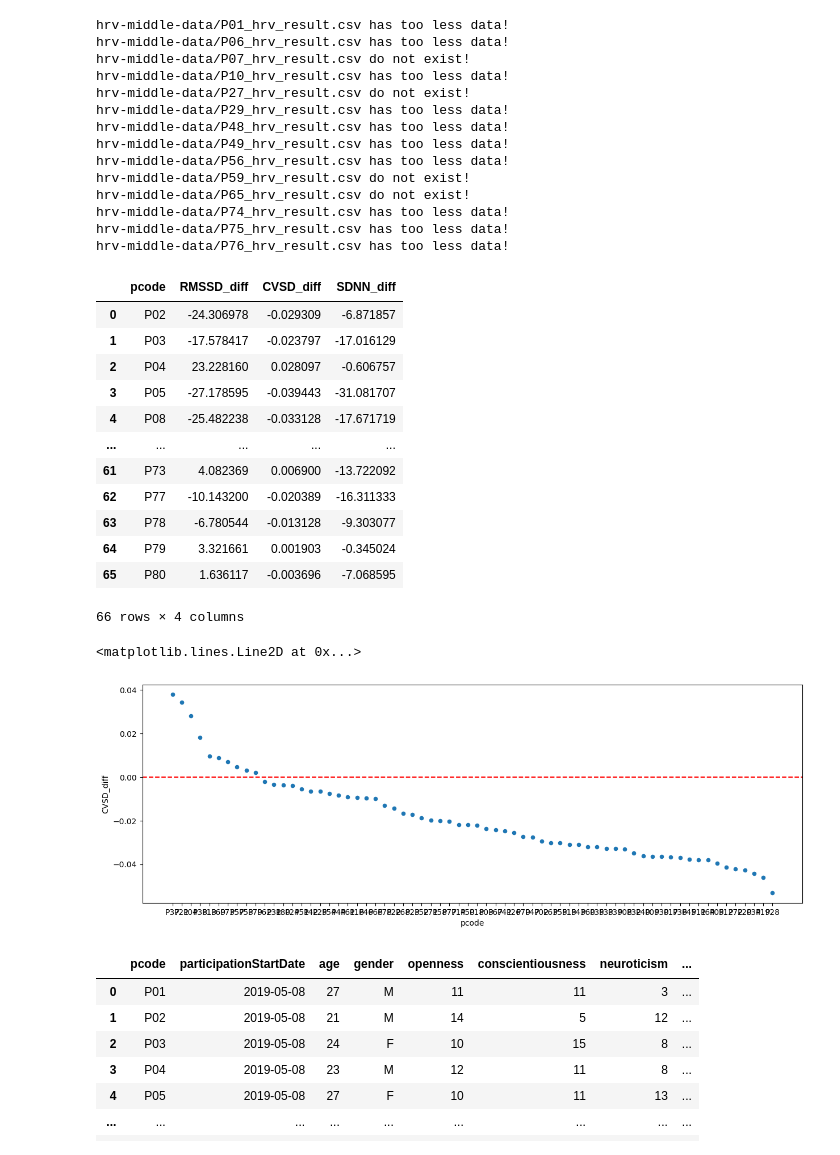
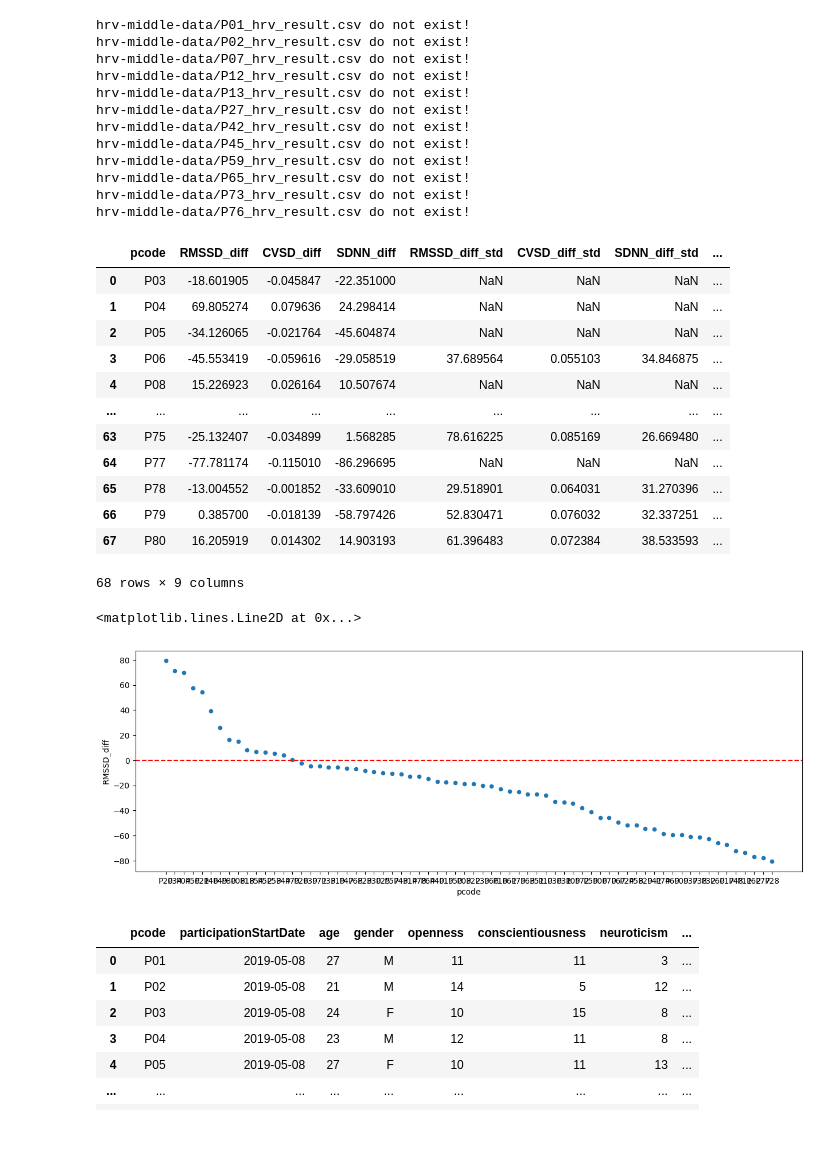
Before and after one commit to chenyfz/INFOMQNM-Project, a Jupyter notebook: hrv_analyse.ipynb, the cells around one changed output. Drawn from its saved outputs; the diff is of its cells as text; code cells hidden in the pictures.

```diff
--- a/hrv_analyse.ipynb
+++ b/hrv_analyse.ipynb
@@ -4,64 +4,79 @@ import os
 import numpy as np
 import pandas as pd
 from matplotlib import pyplot as plt
+import scipy
 
 hrv_middle_data_path = 'hrv-middle-data/'
-measurement = 'CVSD_diff'
+measurement = 'RMSSD_diff'
+test_output_path = 'hrv-middle-data-test/'
 
-res = pd.DataFrame([], columns=['pcode', 'RMSSD_diff', 'CVSD_diff', 'SDNN_diff'])
+res = pd.DataFrame([], columns=['pcode', 'RMSSD_diff', 'CVSD_diff', 'SDNN_diff', 'RMSSD_diff_std', 'CVSD_diff_std', 'SDNN_diff_std'])
 
 for p_index in range(80):
     participant_key = 'P' + str(p_index + 1).zfill(2)
     file_path = hrv_middle_data_path + participant_key + '_hrv_result.csv'
 
     if not os.path.isfile(file_path):
         print(file_path + ' do not exist!')
         continue
 
     df = pd.read_csv(file_path)
 
-    if len(df) < 10:
-        print(file_path + ' has too less data!')
-        continue
+    # if len(df) < 10:
+    #     print(file_path + ' has too less data!')
+    #     continue
 
     df['RMSSD_diff'] = df['HRV_RMSSD_after'] - df['HRV_RMSSD_before']
     df['CVSD_diff'] = df['HRV_CVSD_after'] - df['HRV_CVSD_before']
     df['SDNN_diff'] = df['HRV_SDNN_after'] - df['HRV_SDNN_before']
 
-    res.loc[len(res)] = [participant_key, df['RMSSD_diff'].mean(), df['CVSD_diff'].mean(), df['SDNN_diff'].mean()]
+
+    df[['RMSSD_diff', 'CVSD_diff', 'SDNN_diff']].to_csv(test_output_path + participant_key + '_hrv_result.csv', index=False)
+
+
+
+    res.loc[len(res)] = [participant_key,
+                        df['RMSSD_diff'].mean(),
+                        df['CVSD_diff'].mean(),
+                        df['SDNN_diff'].mean(),
+                        df['RMSSD_diff'].std(),
+                        df['CVSD_diff'].std(),
+                        df['SDNN_diff'].std()
+                         ]
     # res.loc[len(res)] = [participant_key, df['RMSSD_diff'].median(), df['CVSD_diff'].median(), df['SDNN_diff'].median()]
 
 # res.to_csv('hrv_result.csv', index=False)
 
+res['percentage_RMSSD'] = res['RMSSD_diff_std'] / res['RMSSD_diff']
+res['percentage_CVSD'] = res['CVSD_diff_std'] / res['CVSD_diff']
+
 res
 # %% [output]
-hrv-middle-data/P01_hrv_result.csv has too less data!
-hrv-middle-data/P06_hrv_result.csv has too less data!
+hrv-middle-data/P01_hrv_result.csv do not exist!
+hrv-middle-data/P02_hrv_result.csv do not exist!
 hrv-middle-data/P07_hrv_result.csv do not exist!
-hrv-middle-data/P10_hrv_result.csv has too less data!
+hrv-middle-data/P12_hrv_result.csv do not exist!
+hrv-middle-data/P13_hrv_result.csv do not exist!
 hrv-middle-data/P27_hrv_result.csv do not exist!
-hrv-middle-data/P29_hrv_result.csv has too less data!
-hrv-middle-data/P48_hrv_result.csv has too less data!
-hrv-middle-data/P49_hrv_result.csv has too less data!
-hrv-middle-data/P56_hrv_result.csv has too less data!
+hrv-middle-data/P42_hrv_result.csv do not exist!
+hrv-middle-data/P45_hrv_result.csv do not exist!
 hrv-middle-data/P59_hrv_result.csv do not exist!
 hrv-middle-data/P65_hrv_result.csv do not exist!
-hrv-middle-data/P74_hrv_result.csv has too less data!
-hrv-middle-data/P75_hrv_result.csv has too less data!
-hrv-middle-data/P76_hrv_result.csv has too less data!
+hrv-middle-data/P73_hrv_result.csv do not exist!
+hrv-middle-data/P76_hrv_result.csv do not exist!
-|  | pcode | RMSSD_diff | CVSD_diff | SDNN_diff |
-| 0 | P02 | -24.306978 | -0.029309 | -6.871857 |
-| 1 | P03 | -17.578417 | -0.023797 | -17.016129 |
-| 2 | P04 | 23.228160 | 0.028097 | -0.606757 |
-| 3 | P05 | -27.178595 | -0.039443 | -31.081707 |
-| 4 | P08 | -25.482238 | -0.033128 | -17.671719 |
-| ... | ... | ... | ... | ... |
-| 61 | P73 | 4.082369 | 0.006900 | -13.722092 |
-| 62 | P77 | -10.143200 | -0.020389 | -16.311333 |
-| 63 | P78 | -6.780544 | -0.013128 | -9.303077 |
-| 64 | P79 | 3.321661 | 0.001903 | -0.345024 |
-| 65 | P80 | 1.636117 | -0.003696 | -7.068595 |
+|  | pcode | RMSSD_diff | CVSD_diff | SDNN_diff | RMSSD_diff_std | CVSD_diff_std | SDNN_diff_std | ... |
+| 0 | P03 | -18.601905 | -0.045847 | -22.351000 | NaN | NaN | NaN | ... |
+| 1 | P04 | 69.805274 | 0.079636 | 24.298414 | NaN | NaN | NaN | ... |
+| 2 | P05 | -34.126065 | -0.021764 | -45.604874 | NaN | NaN | NaN | ... |
+| 3 | P06 | -45.553419 | -0.059616 | -29.058519 | 37.689564 | 0.055103 | 34.846875 | ... |
+| 4 | P08 | 15.226923 | 0.026164 | 10.507674 | NaN | NaN | NaN | ... |
+| ... | ... | ... | ... | ... | ... | ... | ... | ... |
+| 63 | P75 | -25.132407 | -0.034899 | 1.568285 | 78.616225 | 0.085169 | 26.669480 | ... |
+| 64 | P77 | -77.781174 | -0.115010 | -86.296695 | NaN | NaN | NaN | ... |
+| 65 | P78 | -13.004552 | -0.001852 | -33.609010 | 29.518901 | 0.064031 | 31.270396 | ... |
+| 66 | P79 | 0.385700 | -0.018139 | -58.797426 | 52.830471 | 0.076032 | 32.337251 | ... |
+| 67 | P80 | 16.205919 | 0.014302 | 14.903193 | 61.396483 | 0.072384 | 38.533593 | ... |
-66 rows × 4 columns
+68 rows × 9 columns
 # %%
 
 res.sort_values(by=measurement, ascending=False, inplace=True)
@@ -72,7 +87,7 @@ plot = res.plot(x='pcode', y=measurement, kind='scatter', figsize=(15, 5))
 plot.axhline(0, color='red', linestyle='--', label='y=0 line')
 # %% [output]
 <matplotlib.lines.Line2D at 0x...>
-[figure, old version]
+[figure, new version]
 # %%
 # res.sort_values(by='CVSD_diff', ascending=False, inplace=True)
 # plot = res.plot(x='pcode', y='CVSD_diff', kind='scatter', figsize=(15, 5))
```
Also changed, not shown: parts of 4 cells of this notebook, 5 other files.
